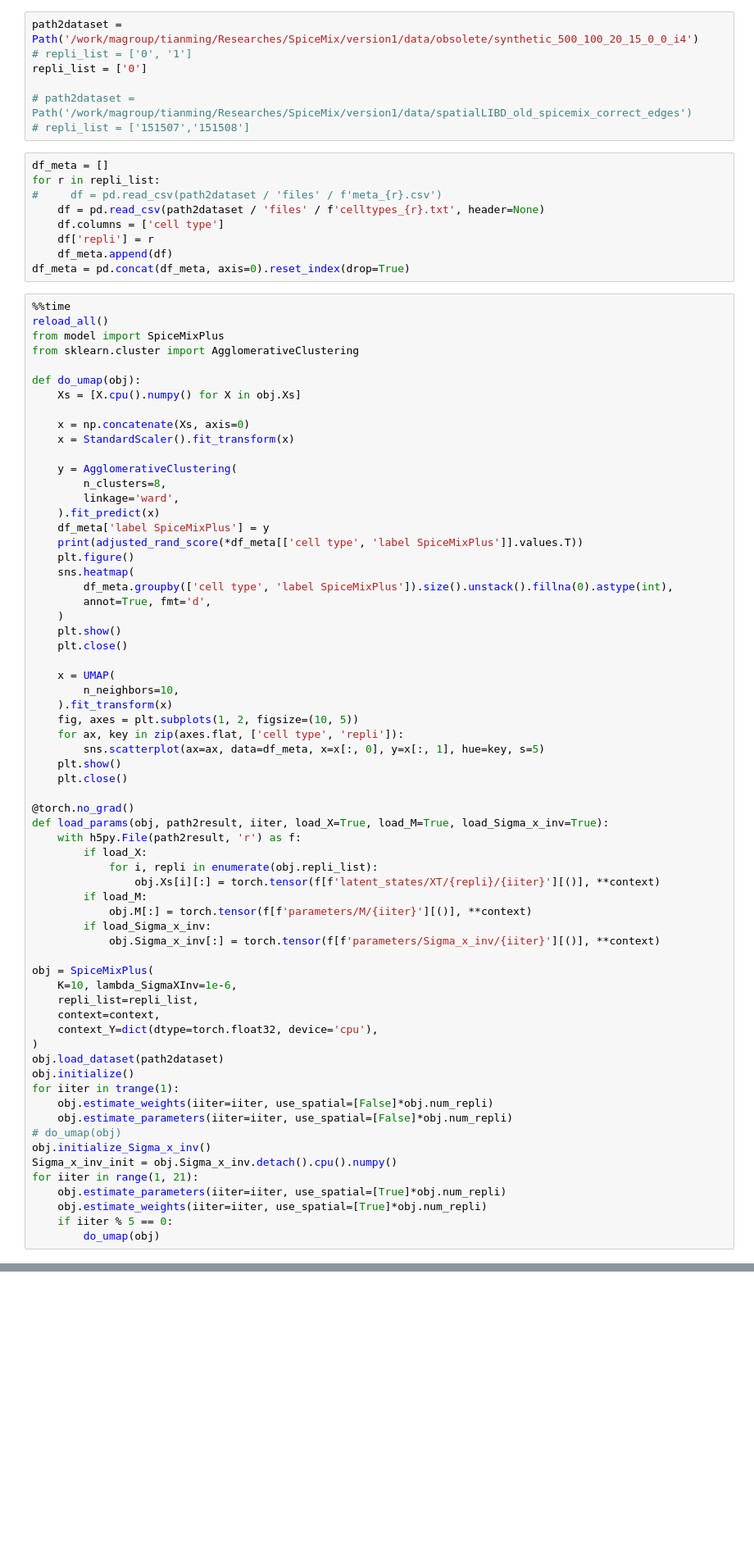
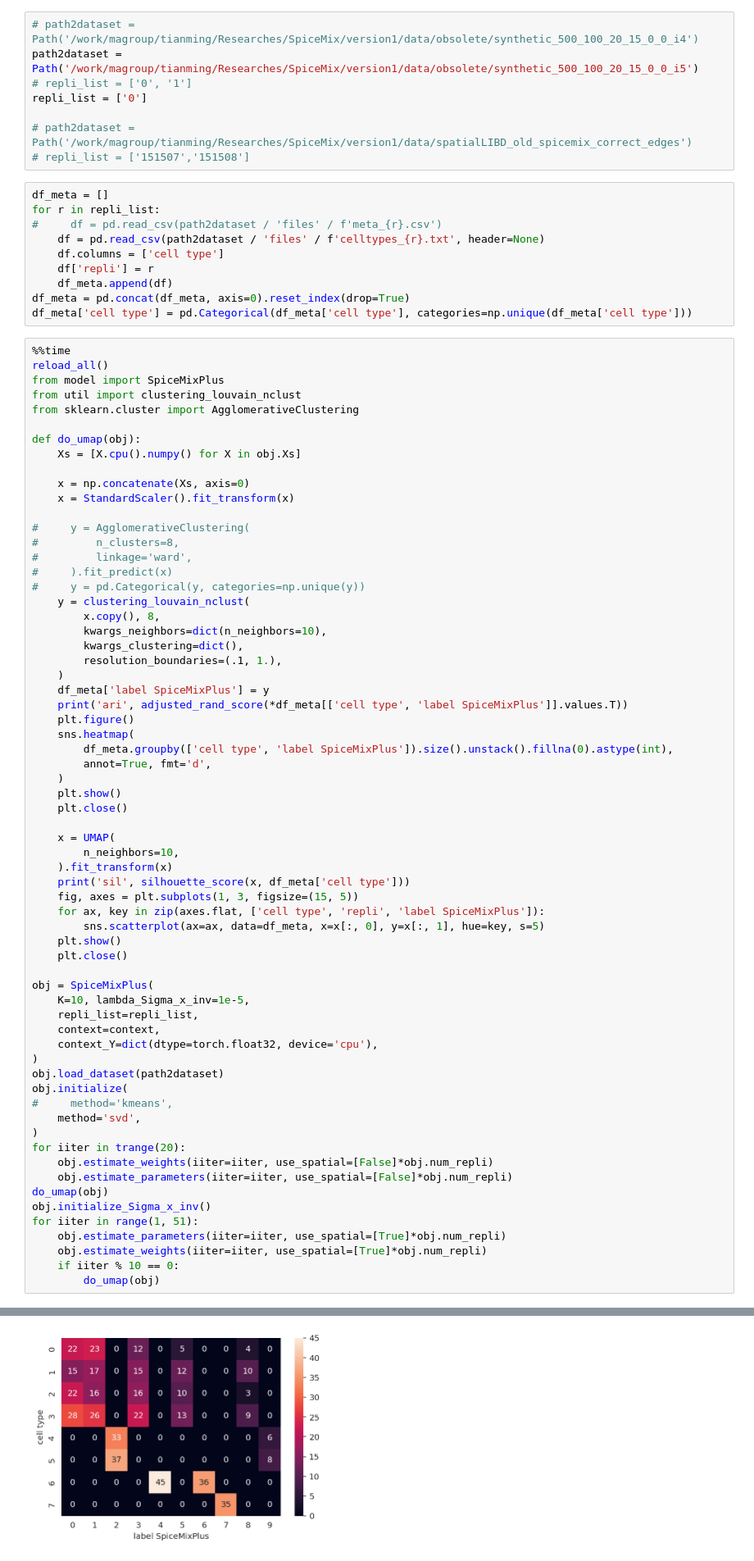
Before and after one commit to alam-shahul/popari, a Jupyter notebook: SpiceMix/main_synthetic.ipynb, the cells around one changed output, grey strips where cells are left out. Shown at 82% size. Cells and saved outputs as stored; diff of their text form; blank space fills up the shorter version.

```diff
--- a/SpiceMix/main_synthetic.ipynb
+++ b/SpiceMix/main_synthetic.ipynb
@@ -44,7 +44,8 @@ def reload_all():
 
 reload_all()
 # %%
-path2dataset = Path('/work/magroup/tianming/Researches/SpiceMix/version1/data/obsolete/synthetic_500_100_20_15_0_0_i4')
+# path2dataset = Path('/work/magroup/tianming/Researches/SpiceMix/version1/data/obsolete/synthetic_500_100_20_15_0_0_i4')
+path2dataset = Path('/work/magroup/tianming/Researches/SpiceMix/version1/data/obsolete/synthetic_500_100_20_15_0_0_i5')
 # repli_list = ['0', '1']
 repli_list = ['0']
 
@@ -59,10 +60,12 @@ for r in repli_list:
     df['repli'] = r
     df_meta.append(df)
 df_meta = pd.concat(df_meta, axis=0).reset_index(drop=True)
+df_meta['cell type'] = pd.Categorical(df_meta['cell type'], categories=np.unique(df_meta['cell type']))
 # %%
 %%time
 reload_all()
 from model import SpiceMixPlus
+from util import clustering_louvain_nclust
 from sklearn.cluster import AgglomerativeClustering
 
 def do_umap(obj):
@@ -71,12 +74,19 @@ def do_umap(obj):
     x = np.concatenate(Xs, axis=0)
     x = StandardScaler().fit_transform(x)
 
-    y = AgglomerativeClustering(
-        n_clusters=8,
-        linkage='ward',
-    ).fit_predict(x)
+#     y = AgglomerativeClustering(
+#         n_clusters=8,
+#         linkage='ward',
+#     ).fit_predict(x)
+#     y = pd.Categorical(y, categories=np.unique(y))
+    y = clustering_louvain_nclust(
+        x.copy(), 8,
+        kwargs_neighbors=dict(n_neighbors=10),
+        kwargs_clustering=dict(),
+        resolution_boundaries=(.1, 1.),
+    )
     df_meta['label SpiceMixPlus'] = y
-    print(adjusted_rand_score(*df_meta[['cell type', 'label SpiceMixPlus']].values.T))
+    print('ari', adjusted_rand_score(*df_meta[['cell type', 'label SpiceMixPlus']].values.T))
     plt.figure()
     sns.heatmap(
         df_meta.groupby(['cell type', 'label SpiceMixPlus']).size().unstack().fillna(0).astype(int),
@@ -88,39 +98,32 @@ def do_umap(obj):
     x = UMAP(
         n_neighbors=10,
     ).fit_transform(x)
-    fig, axes = plt.subplots(1, 2, figsize=(10, 5))
-    for ax, key in zip(axes.flat, ['cell type', 'repli']):
+    print('sil', silhouette_score(x, df_meta['cell type']))
+    fig, axes = plt.subplots(1, 3, figsize=(15, 5))
+    for ax, key in zip(axes.flat, ['cell type', 'repli', 'label SpiceMixPlus']):
         sns.scatterplot(ax=ax, data=df_meta, x=x[:, 0], y=x[:, 1], hue=key, s=5)
     plt.show()
     plt.close()
 
-@torch.no_grad()
-def load_params(obj, path2result, iiter, load_X=True, load_M=True, load_Sigma_x_inv=True):
-    with h5py.File(path2result, 'r') as f:
-        if load_X:
-            for i, repli in enumerate(obj.repli_list):
-                obj.Xs[i][:] = torch.tensor(f[f'latent_states/XT/{repli}/{iiter}'][()], **context)
-        if load_M:
-            obj.M[:] = torch.tensor(f[f'parameters/M/{iiter}'][()], **context)
-        if load_Sigma_x_inv:
-            obj.Sigma_x_inv[:] = torch.tensor(f[f'parameters/Sigma_x_inv/{iiter}'][()], **context)
-
 obj = SpiceMixPlus(
-    K=10, lambda_SigmaXInv=1e-6,
+    K=10, lambda_Sigma_x_inv=1e-5,
     repli_list=repli_list,
     context=context,
     context_Y=dict(dtype=torch.float32, device='cpu'),
 )
 obj.load_dataset(path2dataset)
-obj.initialize()
-for iiter in trange(1):
+obj.initialize(
+#     method='kmeans',
+    method='svd',
+)
+for iiter in trange(20):
     obj.estimate_weights(iiter=iiter, use_spatial=[False]*obj.num_repli)
     obj.estimate_parameters(iiter=iiter, use_spatial=[False]*obj.num_repli)
-# do_umap(obj)
+do_umap(obj)
 obj.initialize_Sigma_x_inv()
-Sigma_x_inv_init = obj.Sigma_x_inv.detach().cpu().numpy()
-for iiter in range(1, 21):
+for iiter in range(1, 51):
     obj.estimate_parameters(iiter=iiter, use_spatial=[True]*obj.num_repli)
     obj.estimate_weights(iiter=iiter, use_spatial=[True]*obj.num_repli)
-    if iiter % 5 == 0:
+    if iiter % 10 == 0:
         do_umap(obj)
+# %% [output]
@@ -126,0 +142 @@ for iiter in range(1, 21):
+[figure, added]
```
Also changed, not shown: parts of 12 cells of this notebook, 8 other files.
